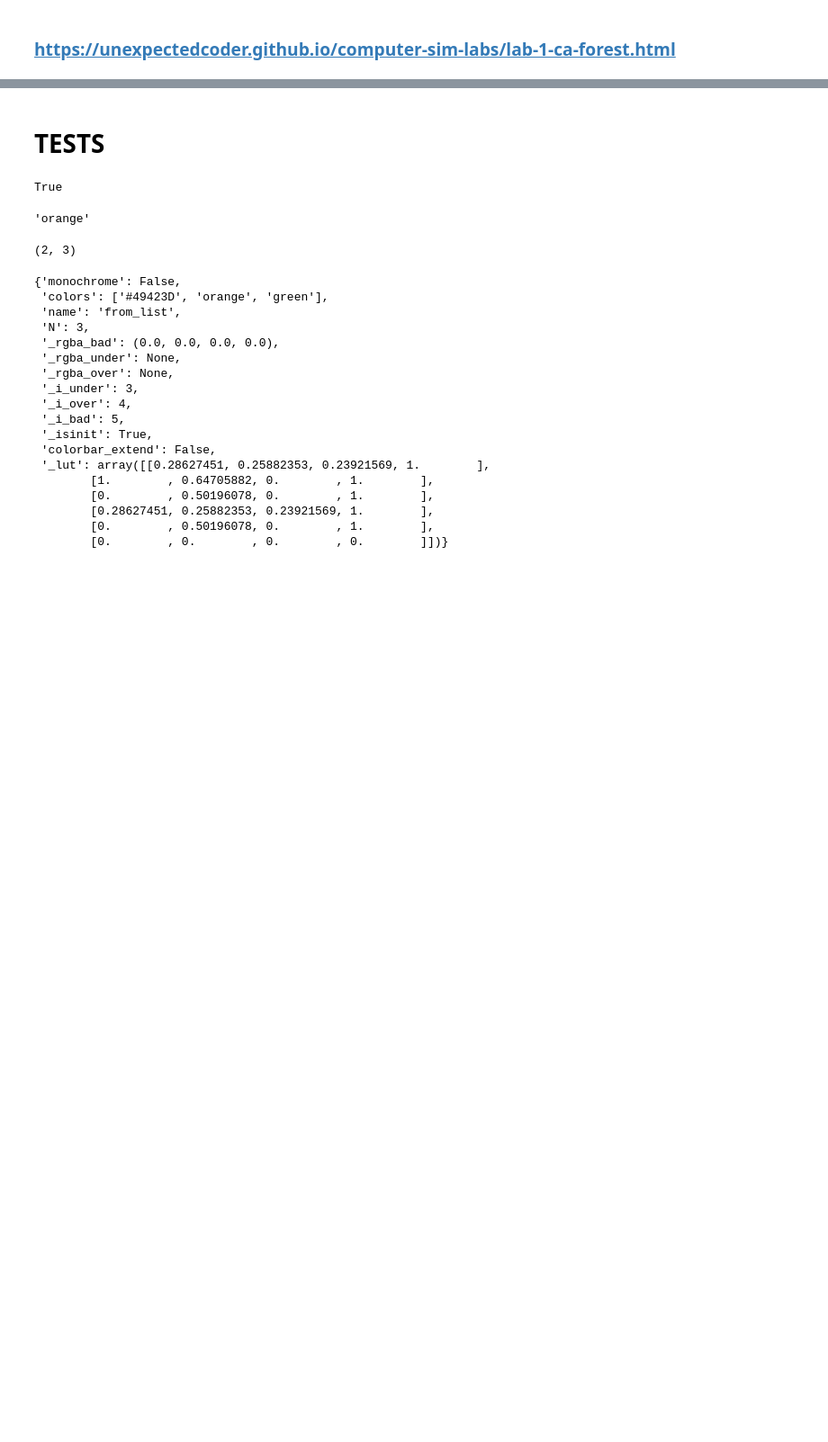
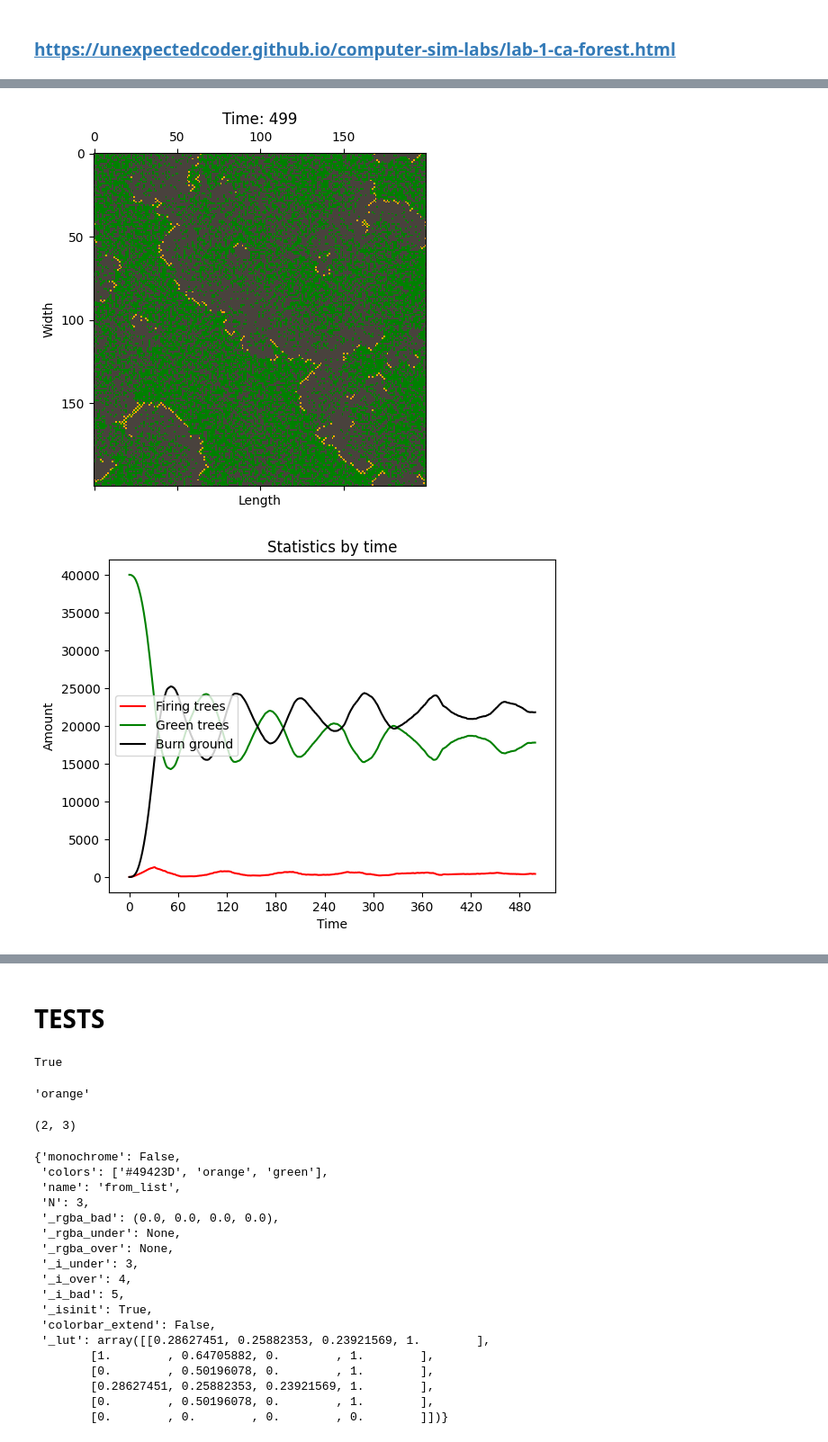
Before and after one commit to zimychka/miit_lab1_forest_fire, a Jupyter notebook: src/forest_fire_lb1.ipynb, the cells around one changed output, grey strips where cells are left out. Shown at 90% size. Drawn from its saved outputs; the diff is of its cells as text; code cells hidden in the pictures; blank space fills up the shorter version.

```diff
--- a/src/forest_fire_lb1.ipynb
+++ b/src/forest_fire_lb1.ipynb
@@ -212,0 +268,7 @@ def dynamic_simulation(n_type=NeighborhoodType.NEUMAN.value):
+# %%
+%%time
+eta = 1
+dynamic_simulation(num=500, n_type='+')
+# %% [output]
+[figure, added]
+[figure, added]
```
Also changed, not shown: parts of 18 cells of this notebook.
